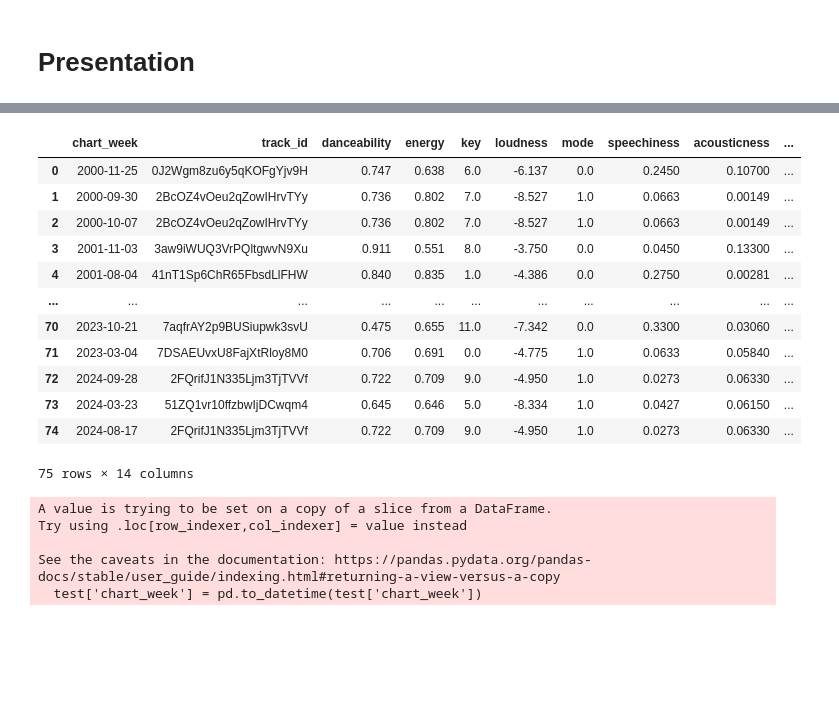
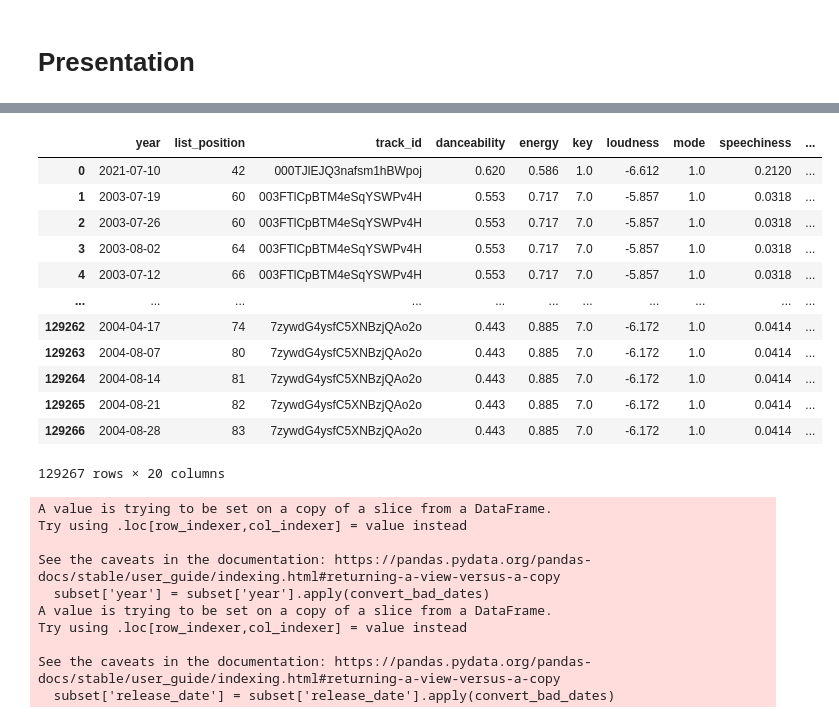
Before and after one commit to guillermocontp/recommendation-system, a Jupyter notebook: analysis.ipynb, the cells around one changed output, grey strips where cells are left out. Cells and saved outputs as stored; diff of their text form; code cells hidden in the pictures; blank space fills up the shorter version.

```diff
--- a/analysis.ipynb
+++ b/analysis.ipynb
@@ -2298,4 +2298,4 @@ What I found:
 # %% [markdown]
 # Presentation
 # %%
-spotify_df = pd.read_csv('data/spotify_data.csv')
+second_merge = pd.read_csv('data/second_merge.csv')
@@ -2425,17 +2301,0 @@ def three_random_songs(dataframe):
-# %%
-test_two = three_random_songs(test)
-test_two
-# %% [output]
-|  | chart_week | track_id | danceability | energy | key | loudness | mode | speechiness | acousticness | ... |
-| 0 | 2000-11-25 | 0J2Wgm8zu6y5qKOFgYjv9H | 0.747 | 0.638 | 6.0 | -6.137 | 0.0 | 0.2450 | 0.10700 | ... |
-| 1 | 2000-09-30 | 2BcOZ4vOeu2qZowIHrvTYy | 0.736 | 0.802 | 7.0 | -8.527 | 1.0 | 0.0663 | 0.00149 | ... |
-| 2 | 2000-10-07 | 2BcOZ4vOeu2qZowIHrvTYy | 0.736 | 0.802 | 7.0 | -8.527 | 1.0 | 0.0663 | 0.00149 | ... |
-| 3 | 2001-11-03 | 3aw9iWUQ3VrPQltgwvN9Xu | 0.911 | 0.551 | 8.0 | -3.750 | 0.0 | 0.0450 | 0.13300 | ... |
-| 4 | 2001-08-04 | 41nT1Sp6ChR65FbsdLlFHW | 0.840 | 0.835 | 1.0 | -4.386 | 0.0 | 0.2750 | 0.00281 | ... |
-| ... | ... | ... | ... | ... | ... | ... | ... | ... | ... | ... |
-| 70 | 2023-10-21 | 7aqfrAY2p9BUSiupwk3svU | 0.475 | 0.655 | 11.0 | -7.342 | 0.0 | 0.3300 | 0.03060 | ... |
-| 71 | 2023-03-04 | 7DSAEUvxU8FajXtRloy8M0 | 0.706 | 0.691 | 0.0 | -4.775 | 1.0 | 0.0633 | 0.05840 | ... |
-| 72 | 2024-09-28 | 2FQrifJ1N335Ljm3TjTVVf | 0.722 | 0.709 | 9.0 | -4.950 | 1.0 | 0.0273 | 0.06330 | ... |
-| 73 | 2024-03-23 | 51ZQ1vr10ffzbwIjDCwqm4 | 0.645 | 0.646 | 5.0 | -8.334 | 1.0 | 0.0427 | 0.06150 | ... |
-| 74 | 2024-08-17 | 2FQrifJ1N335Ljm3TjTVVf | 0.722 | 0.709 | 9.0 | -4.950 | 1.0 | 0.0273 | 0.06330 | ... |
-75 rows × 14 columns
@@ -2446,8 +2302,16 @@ test = clean_chart_positions[clean_chart_positions['list_position'] == 1]
-# %%
-test['chart_week'] = pd.to_datetime(test['chart_week'])
-# %% [output]
-A value is trying to be set on a copy of a slice from a DataFrame.
-Try using .loc[row_indexer,col_indexer] = value instead
-
-See the caveats in the documentation: https://pandas.pydata.org/pandas-docs/stable/user_guide/indexing.html#returning-a-view-versus-a-copy
-  test['chart_week'] = pd.to_datetime(test['chart_week'])
+# %%
+second_merge
+# %% [output]
+|  | year | list_position | track_id | danceability | energy | key | loudness | mode | speechiness | ... |
+| 0 | 2021-07-10 | 42 | 000TJlEJQ3nafsm1hBWpoj | 0.620 | 0.586 | 1.0 | -6.612 | 1.0 | 0.2120 | ... |
+| 1 | 2003-07-19 | 60 | 003FTlCpBTM4eSqYSWPv4H | 0.553 | 0.717 | 7.0 | -5.857 | 1.0 | 0.0318 | ... |
+| 2 | 2003-07-26 | 60 | 003FTlCpBTM4eSqYSWPv4H | 0.553 | 0.717 | 7.0 | -5.857 | 1.0 | 0.0318 | ... |
+| 3 | 2003-08-02 | 64 | 003FTlCpBTM4eSqYSWPv4H | 0.553 | 0.717 | 7.0 | -5.857 | 1.0 | 0.0318 | ... |
+| 4 | 2003-07-12 | 66 | 003FTlCpBTM4eSqYSWPv4H | 0.553 | 0.717 | 7.0 | -5.857 | 1.0 | 0.0318 | ... |
+| ... | ... | ... | ... | ... | ... | ... | ... | ... | ... | ... |
+| 129262 | 2004-04-17 | 74 | 7zywdG4ysfC5XNBzjQAo2o | 0.443 | 0.885 | 7.0 | -6.172 | 1.0 | 0.0414 | ... |
+| 129263 | 2004-08-07 | 80 | 7zywdG4ysfC5XNBzjQAo2o | 0.443 | 0.885 | 7.0 | -6.172 | 1.0 | 0.0414 | ... |
+| 129264 | 2004-08-14 | 81 | 7zywdG4ysfC5XNBzjQAo2o | 0.443 | 0.885 | 7.0 | -6.172 | 1.0 | 0.0414 | ... |
+| 129265 | 2004-08-21 | 82 | 7zywdG4ysfC5XNBzjQAo2o | 0.443 | 0.885 | 7.0 | -6.172 | 1.0 | 0.0414 | ... |
+| 129266 | 2004-08-28 | 83 | 7zywdG4ysfC5XNBzjQAo2o | 0.443 | 0.885 | 7.0 | -6.172 | 1.0 | 0.0414 | ... |
+129267 rows × 20 columns
@@ -2453,0 +2333,15 @@ See the caveats in the documentation: https://pandas.pydata.org/pandas-docs/stab
+# %%
+# test round
+subset['year'] = subset['year'].apply(convert_bad_dates)
+subset['release_date'] = subset['release_date'].apply(convert_bad_dates)
+# %% [output]
+A value is trying to be set on a copy of a slice from a DataFrame.
+Try using .loc[row_indexer,col_indexer] = value instead
+
+See the caveats in the documentation: https://pandas.pydata.org/pandas-docs/stable/user_guide/indexing.html#returning-a-view-versus-a-copy
+  subset['year'] = subset['year'].apply(convert_bad_dates)
+A value is trying to be set on a copy of a slice from a DataFrame.
+Try using .loc[row_indexer,col_indexer] = value instead
+
+See the caveats in the documentation: https://pandas.pydata.org/pandas-docs/stable/user_guide/indexing.html#returning-a-view-versus-a-copy
+  subset['release_date'] = subset['release_date'].apply(convert_bad_dates)
```
Also changed, not shown: parts of 25 cells of this notebook, 8 other files.
